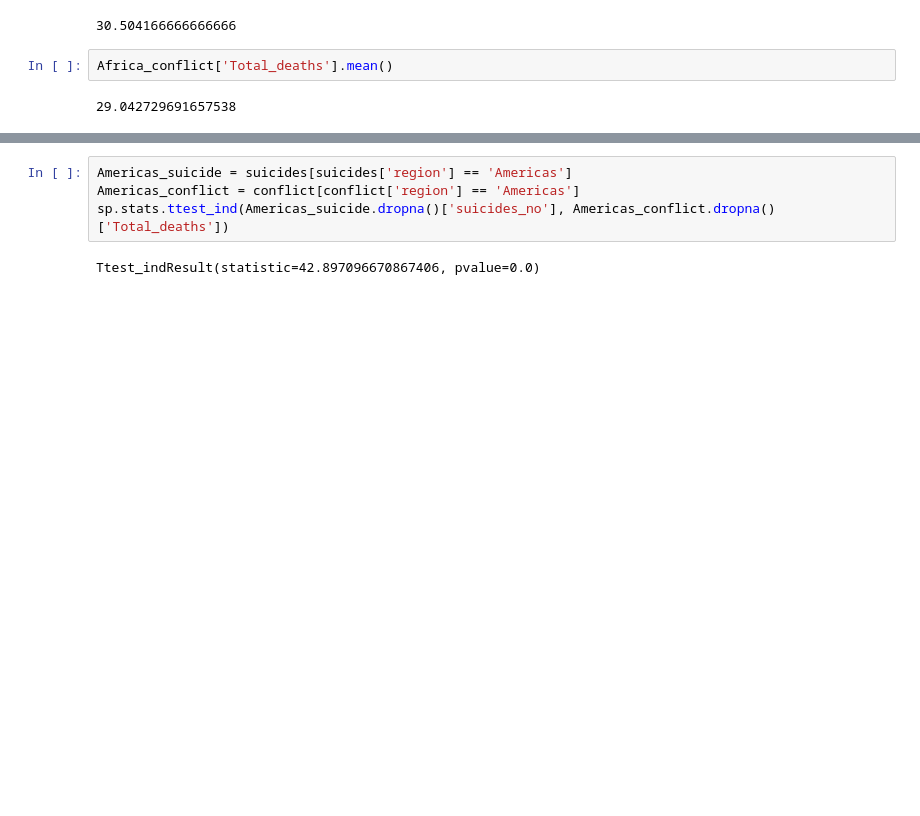
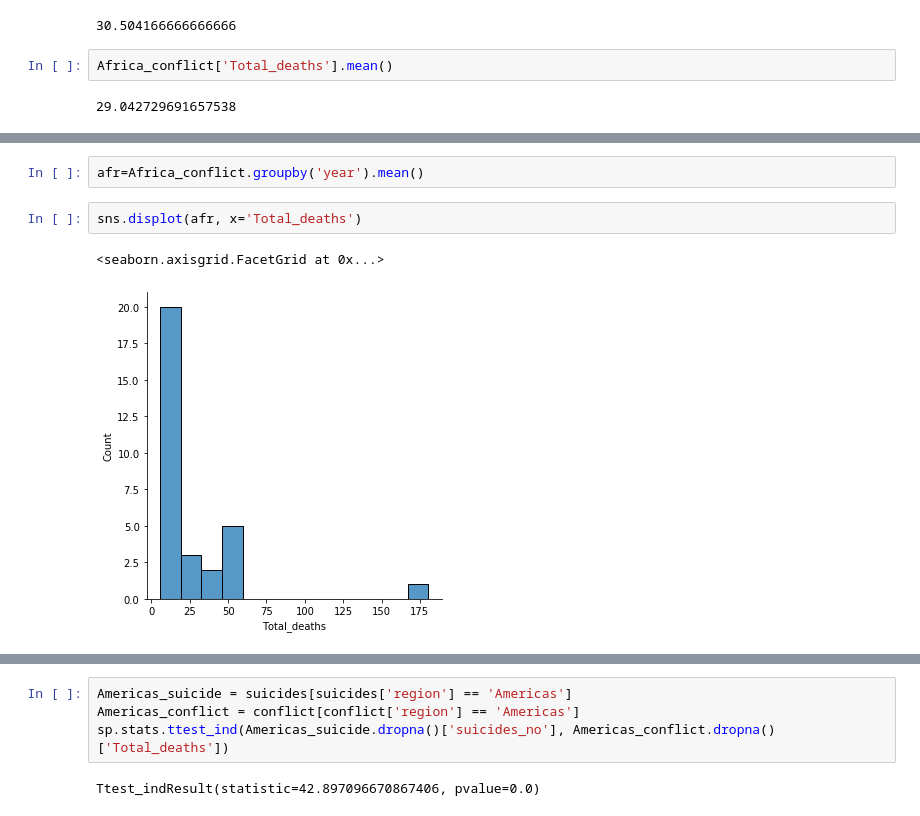
Before and after one commit to alinedintino/project4-statistics, a Jupyter notebook: project_4.ipynb, the cells around one changed output, grey strips where cells are left out. Cells and saved outputs as stored; diff of their text form; blank space fills up the shorter version.

```diff
--- a/project_4.ipynb
+++ b/project_4.ipynb
@@ -389,0 +405,7 @@ Africa_conflict['Total_deaths'].mean()
+# %%
+afr=Africa_conflict.groupby('year').mean()
+# %%
+sns.displot(afr, x='Total_deaths')
+# %% [output]
+<seaborn.axisgrid.FacetGrid at 0x...>
+[figure, added]
```
Also changed, not shown: parts of 11 cells of this notebook.
